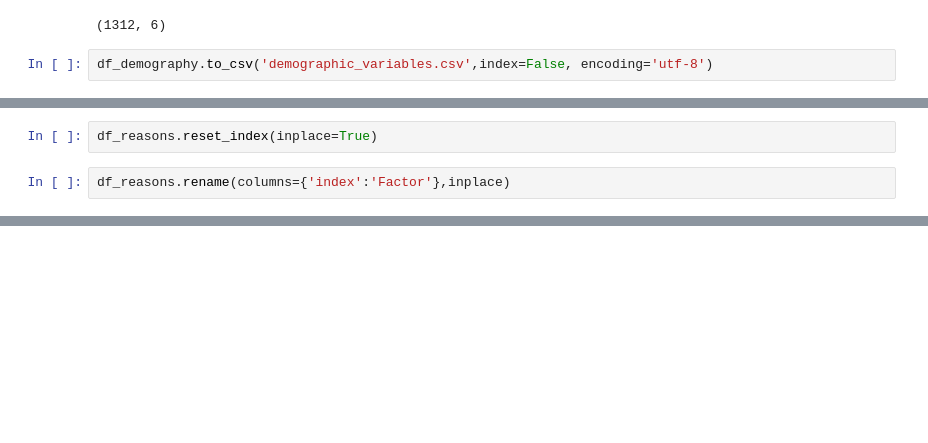
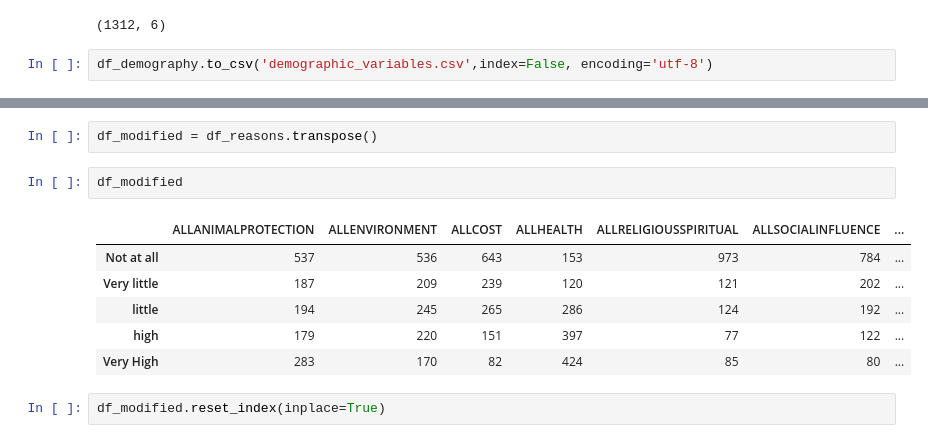
Before and after one commit to krips2398/vegan-planet, a Jupyter notebook: data_transformation/data_transformation_3.ipynb, the cells around one changed output, grey strips where cells are left out. Cells and saved outputs as stored; diff of their text form; blank space fills up the shorter version.

```diff
--- a/data_transformation/data_transformation_3.ipynb
+++ b/data_transformation/data_transformation_3.ipynb
@@ -802,4 +690,0 @@ df_reasons
-# %%
-df_reasons.reset_index(inplace=True)
-# %%
-df_reasons.rename(columns={'index':'Factor'},inplace)
@@ -816,0 +819,13 @@ df_reasons.rename(columns={'index':'Factor'},inplace)
+# %%
+df_modified = df_reasons.transpose()
+# %%
+df_modified
+# %% [output]
+|  | ALLANIMALPROTECTION | ALLENVIRONMENT | ALLCOST | ALLHEALTH | ALLRELIGIOUSSPIRITUAL | ALLSOCIALINFLUENCE | ... |
+| Not at all | 537 | 536 | 643 | 153 | 973 | 784 | ... |
+| Very little | 187 | 209 | 239 | 120 | 121 | 202 | ... |
+| little | 194 | 245 | 265 | 286 | 124 | 192 | ... |
+| high | 179 | 220 | 151 | 397 | 77 | 122 | ... |
+| Very High | 283 | 170 | 82 | 424 | 85 | 80 | ... |
+# %%
+df_modified.reset_index(inplace=True)
```
Also changed, not shown: parts of 59 cells of this notebook, 1 other file.
